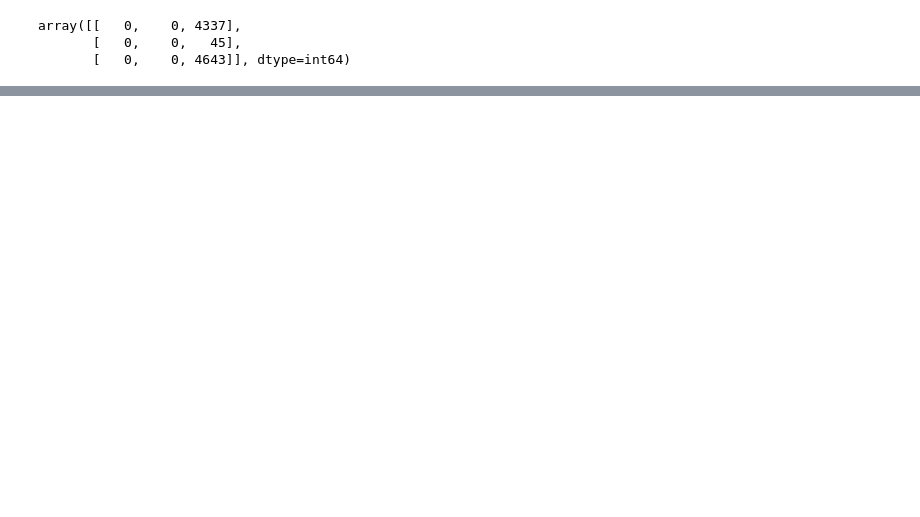
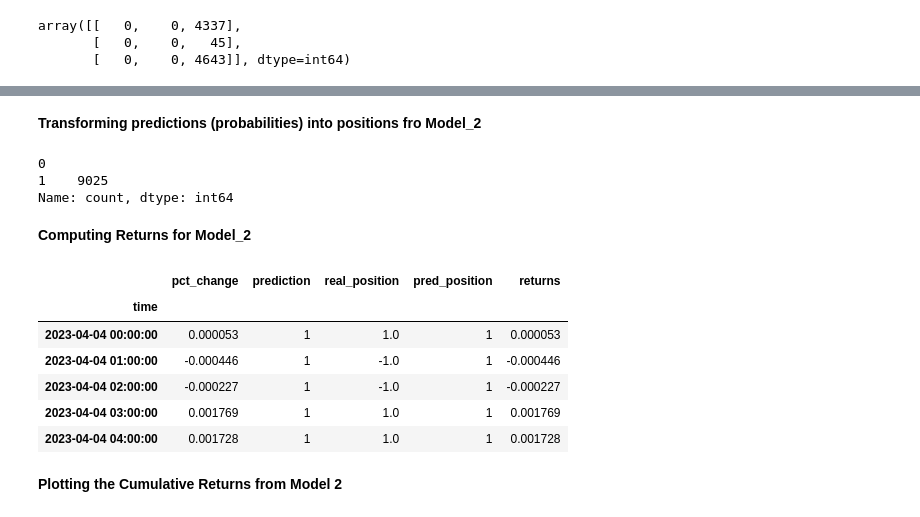
Before and after one commit to YarosInter/Time-Series-LSTM-Neural-Network, a Jupyter notebook: Classifier_LSTM_Neural_Network.ipynb, the cells around one changed output, grey strips where cells are left out. Cells and saved outputs as stored; diff of their text form; code cells hidden in the pictures; blank space fills up the shorter version.

```diff
--- a/Classifier_LSTM_Neural_Network.ipynb
+++ b/Classifier_LSTM_Neural_Network.ipynb
@@ -537,0 +646,3 @@ array([[   0,    0, 4337],
+# %%
+model_2 = load_model(f"model_experiments_2/{"model_2"}.keras")
+model_2.summary()
@@ -537,0 +688,2 @@ array([[   0,    0, 4337],
+# %%
+model_2_pred = model_2.predict(X_test_3d)
@@ -537,0 +702,27 @@ array([[   0,    0, 4337],
+# %% [markdown]
+**Transforming predictions (probabilities) into positions fro Model_2**
+# %%
+predicted_class_indices = np.argmax(model_2_pred, axis=1)
+index_to_label = {0: -1, 1: 0, 2: 1}
+positions_model_2 = [index_to_label[idx] for idx in predicted_class_indices]
+positions_model_2
+pd.DataFrame(positions_model_2).value_counts()
+# %% [output]
+0
+1    9025
+Name: count, dtype: int64
+# %% [markdown]
+**Computing Returns for Model_2**
+# %%
+returns_model_2 = backtest.compute_strategy_returns(y_test[5:], positions_model_2)
+returns_model_2.head()
+# %% [output]
+|  | pct_change | prediction | real_position | pred_position | returns |
+| time |  |  |  |  |  |
+| 2023-04-04 00:00:00 | 0.000053 | 1 | 1.0 | 1 | 0.000053 |
+| 2023-04-04 01:00:00 | -0.000446 | 1 | -1.0 | 1 | -0.000446 |
+| 2023-04-04 02:00:00 | -0.000227 | 1 | -1.0 | 1 | -0.000227 |
+| 2023-04-04 03:00:00 | 0.001769 | 1 | 1.0 | 1 | 0.001769 |
+| 2023-04-04 04:00:00 | 0.001728 | 1 | 1.0 | 1 | 0.001728 |
+# %% [markdown]
+**Plotting the Cumulative Returns from Model 2**
```
Also changed, not shown: parts of 28 cells of this notebook, 3 other files.
